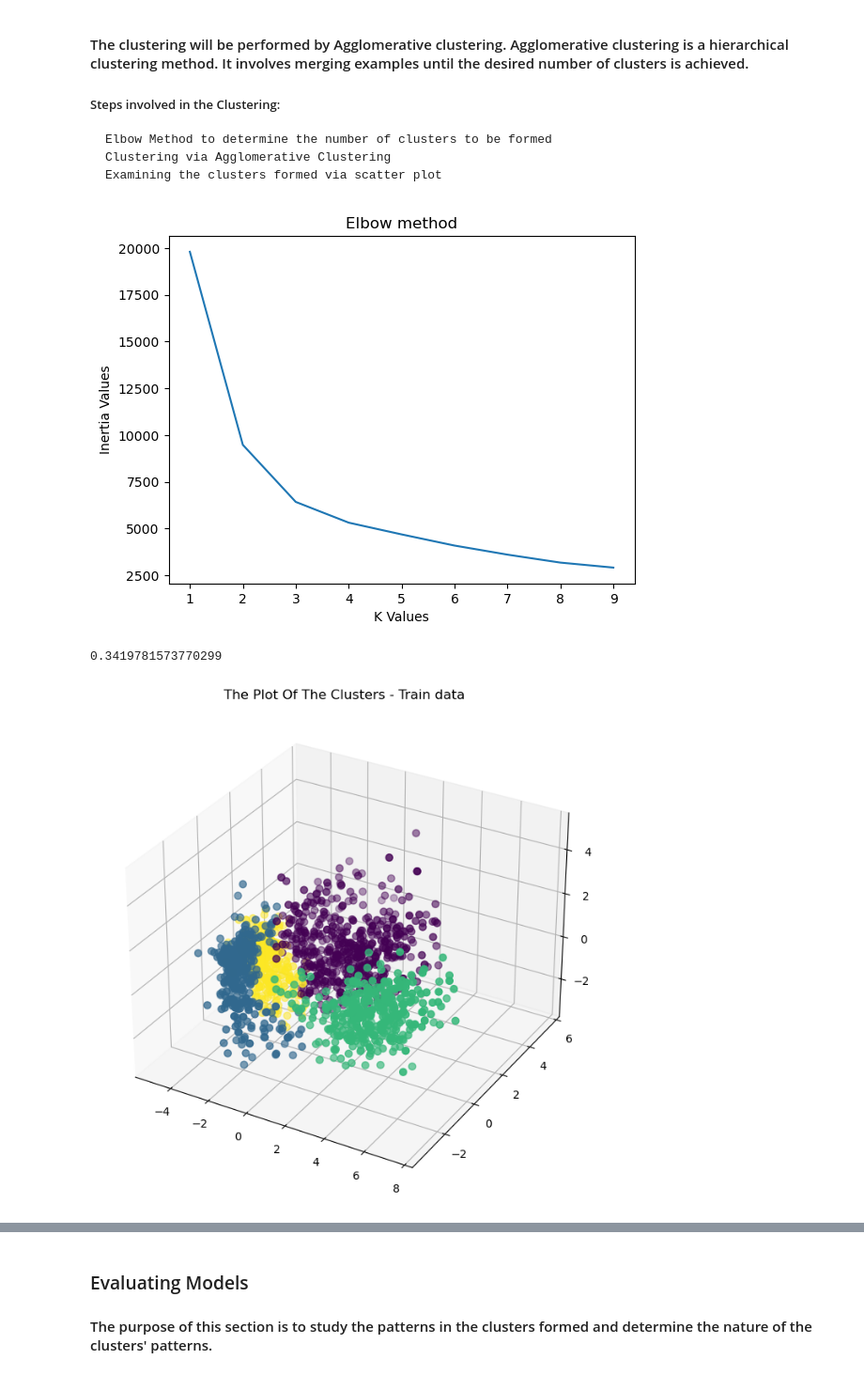
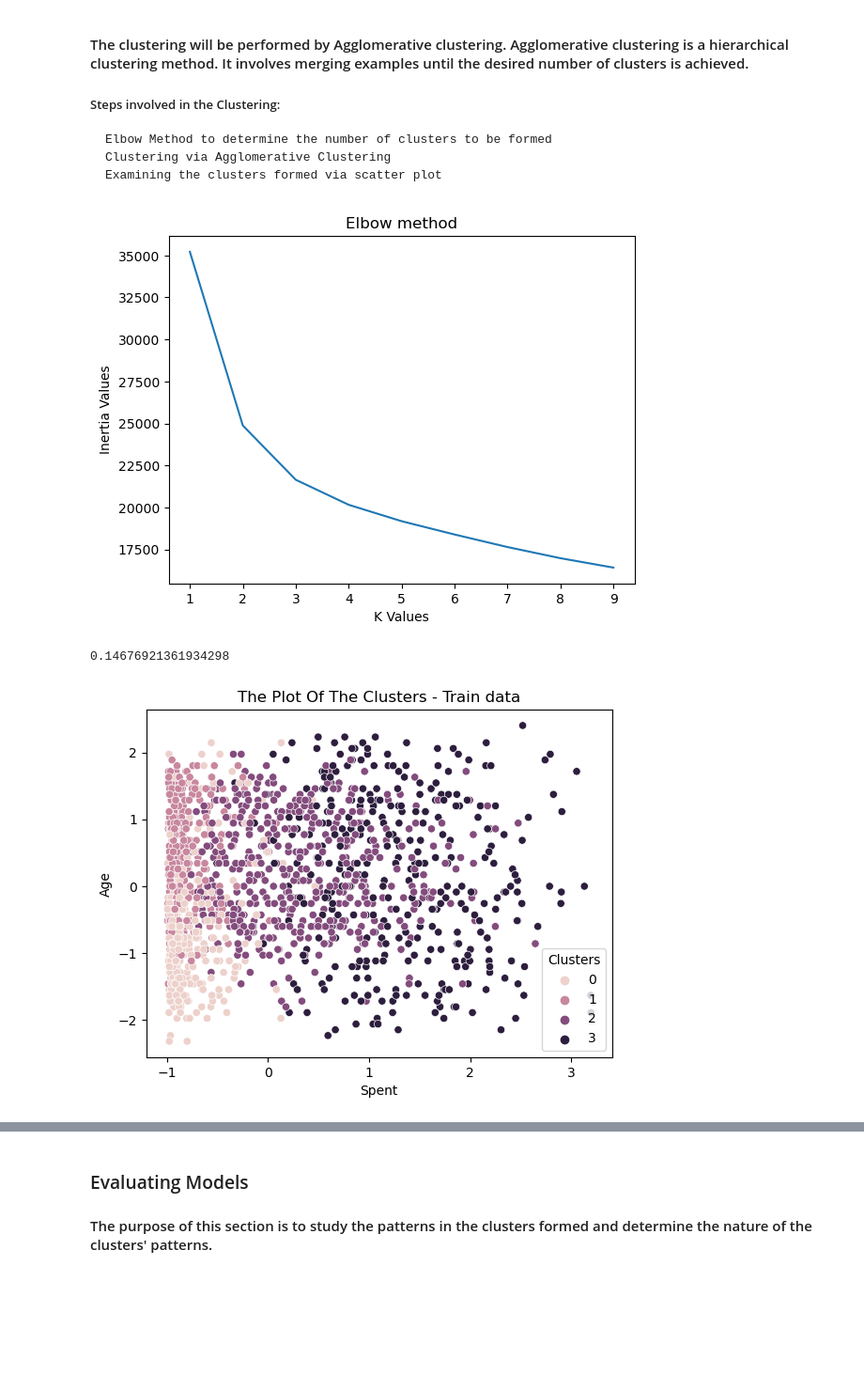
Before and after one commit to Shalini210688/CustomerAnalysis, a Jupyter notebook: Customer Analysis.ipynb, the cells around one changed output, grey strips where cells are left out. Shown at 94% size. Cells and saved outputs as stored; diff of their text form; code cells hidden in the pictures; blank space fills up the shorter version.

```diff
--- a/Customer Analysis.ipynb
+++ b/Customer Analysis.ipynb
@@ -312,6 +306,0 @@ Dataframe to be used for further modelling:
-# %%
-#Initiating PCA to reduce dimentions or features to 3
-pca = PCA(n_components=3)
-pca.fit(scaled_ds)
-PCA_ds = pd.DataFrame(pca.transform(scaled_ds), columns=(["col1","col2", "col3"]))
-PCA_ds.describe().T
@@ -355,7 +317,7 @@ inertia_values=[]
 k = range(1,10)
 for i in k:
     model = KMeans(n_clusters=i)
-    model.fit(PCA_ds)
+    model.fit(scaled_ds)
     inertia_values.append(model.inertia_)
 # %%
 plt.plot(k,inertia_values)
@@ -365,18 +327,18 @@ plt.ylabel("Inertia Values")
 
 plt.show()
 # %% [output]
-[figure, old version]
+[figure, new version]
 # %%
-score = silhouette_score(PCA_ds, model.labels_, metric='euclidean')
+score = silhouette_score(scaled_ds, model.labels_, metric='euclidean')
 score
 # %% [output]
-0.3419781573770299
+0.14676921361934298
 # %%
 #Initiating the Agglomerative Clustering model with k=4
 AC = AgglomerativeClustering(n_clusters=4)
 # fit model and predict clusters
-yhat_AC = AC.fit_predict(PCA_ds)
-PCA_ds["Clusters"] = yhat_AC
+yhat_AC = AC.fit_predict(scaled_ds)
+scaled_ds["Clusters"] = yhat_AC
 #Adding the Clusters feature to the orignal dataframe.
 data["Clusters"]= yhat_AC
 # %%
@@ -385,12 +347,11 @@ PCA_ts["Clusters"] = test_AC
 test["Clusters"]= test_AC
 # %%
 #Plotting the clusters for train data
-fig = plt.figure(figsize=(10,8))
-ax = plt.subplot(111, projection='3d', label="bla")
-ax.scatter(x, y, z, s=40, c=PCA_ds["Clusters"], marker='o' )
-ax.set_title("The Plot Of The Clusters - Train data")
+
+sns.scatterplot(data = scaled_ds,x=scaled_ds["Spent"], y=scaled_ds["Age"],hue=scaled_ds["Clusters"])
+plt.title("The Plot Of The Clusters - Train data")
 plt.show()
 # %% [output]
-[figure, old version]
+[figure, new version]
 # %%
 #Plotting the clusters for test data
```
Also changed, not shown: parts of 16 cells of this notebook.
